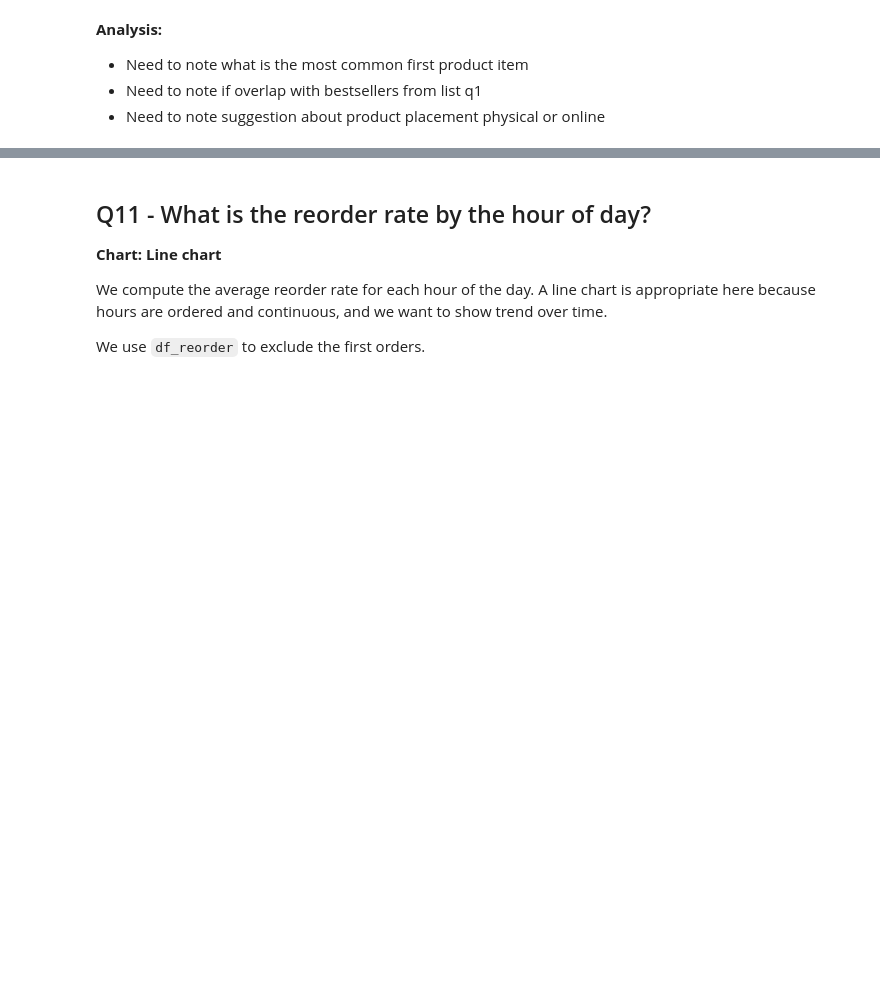
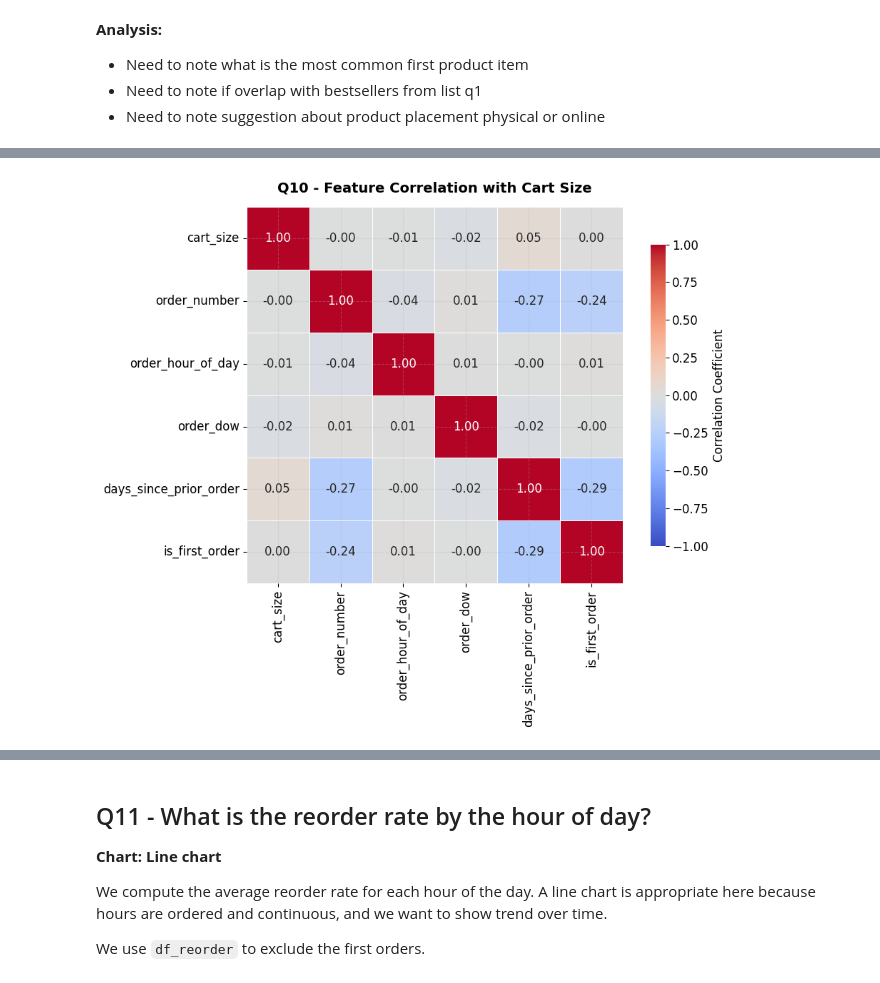
Before and after one commit to PornraksaSuksawaeng/nextbuy-data-analysis, a Jupyter notebook: notebooks/02_eda.ipynb, the cells around one changed output, grey strips where cells are left out. Saved outputs shown, nothing was run; the diff lists cells and outputs as text; code cells hidden in the pictures; blank space fills up the shorter version.

```diff
--- a/notebooks/02_eda.ipynb
+++ b/notebooks/02_eda.ipynb
@@ -391,0 +437,43 @@ Top 5 Products Most Frequently Ordered as First Product:
+# %%
+cart_size_order = (df_all
+    .groupby('order_id')['product_id']
+    .count()
+    .reset_index()
+    .rename(columns={'product_id': 'cart_size'})
+)
+
+order_level = df_all.drop_duplicates(subset='order_id')[
+    ['order_id', 'user_id', 'order_number', 'order_hour_of_day', 'order_dow', 'days_since_prior_order', 'is_first_order']
+].merge(cart_size_order, on='order_id', how='left')
+
+correlation_features_10 = [
+    'cart_size',
+    'order_number',
+    'order_hour_of_day',
+    'order_dow',
+    'days_since_prior_order',
+    'is_first_order'
+]
+
+correlation_matrix_10 = order_level[correlation_features_10].corr()
+fig, ax = plt.subplots(figsize=(10, 8))
+sns.heatmap(
+    correlation_matrix_10,
+    annot=True,
+    fmt='.2f',
+    cmap='coolwarm',
+    center=0,
+    vmax=1,
+    vmin=-1,
+    square=True,
+    linewidths=0.5,
+    ax=ax,
+    cbar_kws={'shrink': 0.8, 'label': 'Correlation Coefficient'}
+)
+
+ax.set_title('Q10 - Feature Correlation with Cart Size', pad=15)
+plt.tight_layout()
+plt.savefig(os.path.join(figures_dir, 'q10_cart_size_correlation_heatmap.png'), dpi=300, bbox_inches='tight')
+plt.show()
+# %% [output]
+[figure, added]
```
Also changed, not shown: parts of 5 cells of this notebook, 3 other files.
